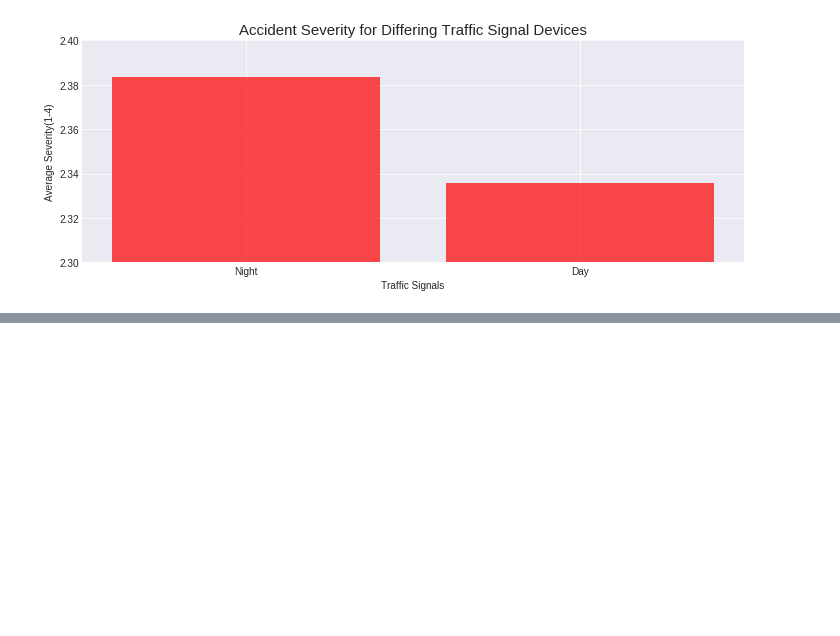
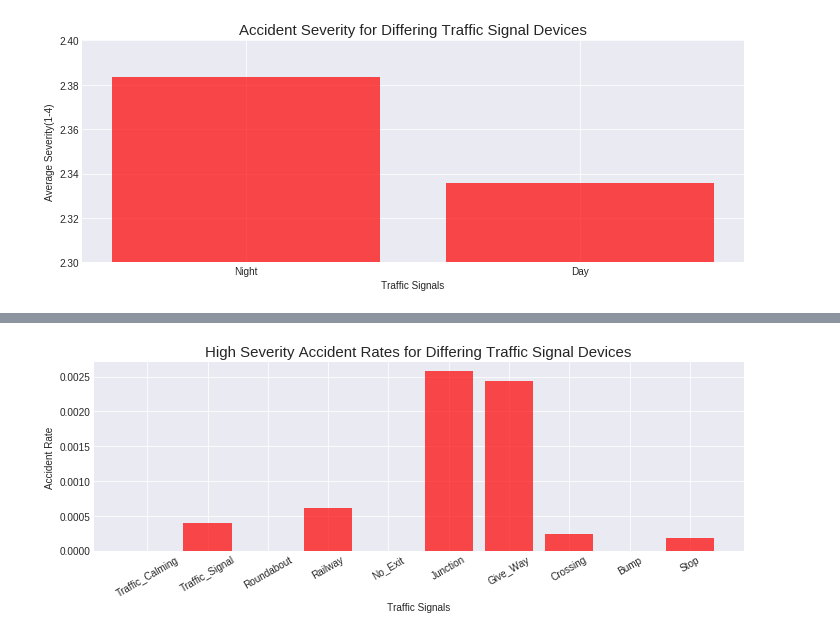
Before and after one commit to ddiaz164/Traffic_Accidents_US, a Jupyter notebook: notebooks/corr_analysis.ipynb, the cells around one changed output, grey strips where cells are left out. Cells and saved outputs as stored; diff of their text form; code cells hidden in the pictures; blank space fills up the shorter version.

```diff
--- a/notebooks/corr_analysis.ipynb
+++ b/notebooks/corr_analysis.ipynb
@@ -226,0 +273,5 @@ Day['ID'].count()
+# %%
+most_severe= corr_df[corr_df['Severity']==4]
+for condition in conditions:
+    count = most_severe['Severity'][most_severe['Weather_Condition'].str.contains(condition, case=False)].count()
+    print(f'{condition}:{count}')
@@ -226,0 +345,12 @@ Day['ID'].count()
+# %%
+traffic_rates = [most_severe['Severity'][most_severe[t]==True].count()/corr_df['Severity'][corr_df[t]==True].count() for t in traffic]
+fig, ax = plt.subplots(figsize=(10,4))
+ax.bar(traffic, traffic_rates, color='r', alpha=.7)
+plt.xticks(rotation=30)
+ax.set_xlabel('Traffic Signals')
+ax.set_ylabel('Accident Rate')
+ax.set_title('High Severity Accident Rates for Differing Traffic Signal Devices', size=15)
+plt.savefig('../images/traffic_high.png')
+plt.tight_layout()
+# %% [output]
+[figure, added]
```
Also changed, not shown: parts of 23 cells of this notebook, 7 other files.
